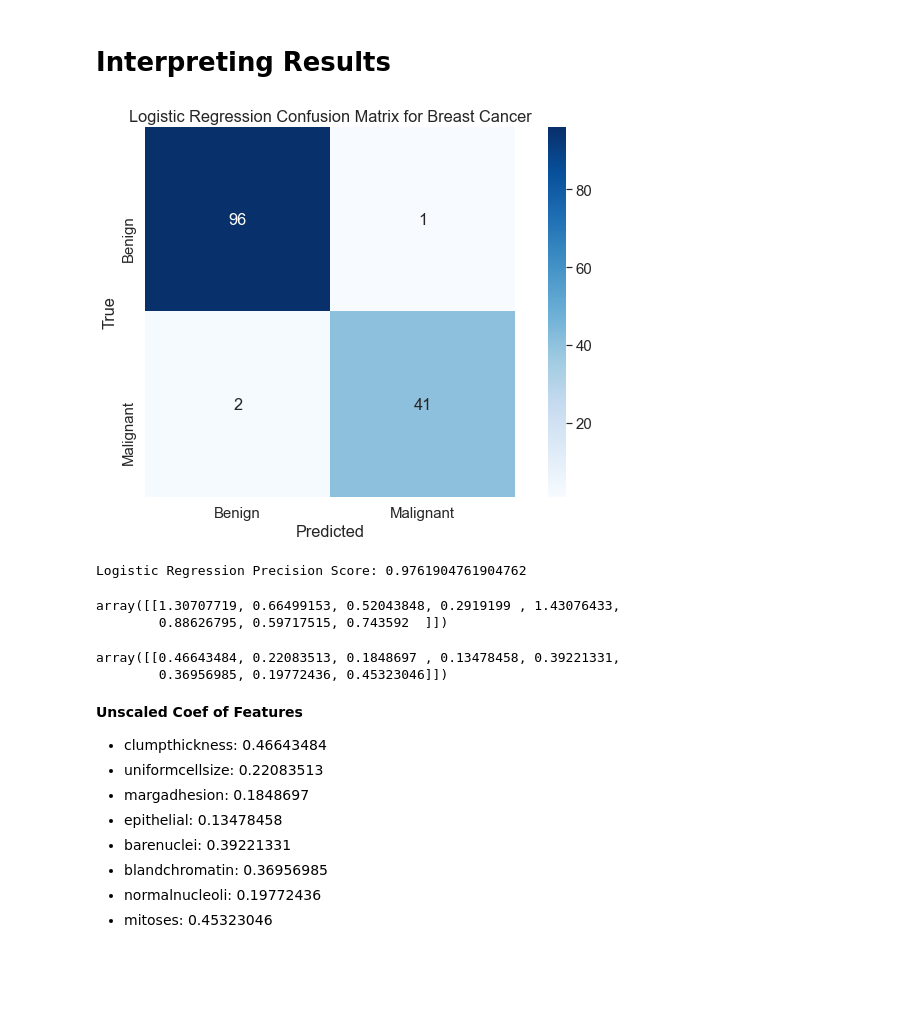
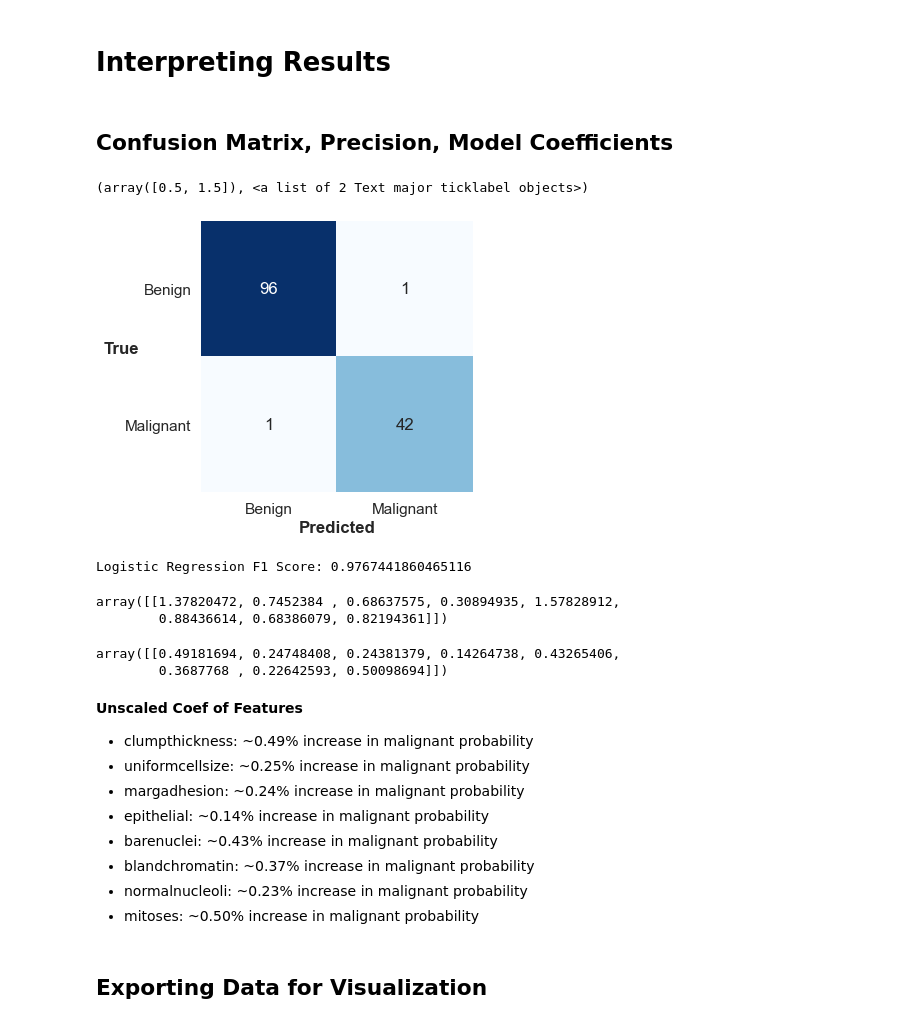
Before and after one commit to eunchanity/davids_repo, a Jupyter notebook: projects/project3_breastcancer/notebooks/project3_breastcancer.ipynb, the cells around one changed output. Saved outputs shown, nothing was run; the diff lists cells and outputs as text; code cells hidden in the pictures; blank space fills up the shorter version.

Commit message:
project3 visuals

```diff
--- a/projects/project3_breastcancer/notebooks/project3_breastcancer.ipynb
+++ b/projects/project3_breastcancer/notebooks/project3_breastcancer.ipynb
@@ -289,19 +318,21 @@ A value is trying to be set on a copy of a slice from a DataFrame
 See the caveats in the documentation: https://pandas.pydata.org/pandas-docs/stable/user_guide/indexing.html#returning-a-view-versus-a-copy
   self._update_inplace(new_data)
 # %%
-#fit scaled features to logistic regression
 from sklearn.preprocessing import StandardScaler
 from sklearn.linear_model import LogisticRegression
 
+#fit scaled features to logistic regression
 scaler = StandardScaler()
 X2_trainscaled = scaler.fit_transform(X2_train)
 X2_testscaled = scaler.transform(X2_test)
 
-logit = LogisticRegression()
+logit = LogisticRegression(solver="liblinear", class_weight={1: 2, 0: 1})
 logit.fit(X2_trainscaled, y2_train)
 y2_predict = logit.predict(X2_testscaled)
 # %% [markdown]
 # Interpreting Results
+# %% [markdown]
+## Confusion Matrix, Precision, Model Coefficients
 # %%
 #confusion matrix for logistic regression
 from sklearn.metrics import confusion_matrix
@@ -309,43 +340,55 @@ from sklearn.metrics import confusion_matrix
 logit_confusion = confusion_matrix(y2_test, y2_predict)
 # %%
 #print confusion matrix for logistic regression
-plt.figure(dpi=70, figsize = (12,7))
-sns.heatmap(logit_confusion, cmap=plt.cm.Blues, annot=True, square=True, fmt='d',
-           xticklabels=['Benign', 'Malignant'],
-           yticklabels=['Benign', 'Malignant']);
-plt.xlabel('Predicted')
-plt.ylabel('True')
-plt.title('Logistic Regression Confusion Matrix for Breast Cancer')
 sns.set(font_scale=1.4)
+plt.figure(figsize=(10, 5))
+sns.heatmap(logit_confusion,
+            cmap=plt.cm.Blues,
+            cbar=False,
+            annot=True,
+            square=True,
+            fmt='d',
+            xticklabels=['Benign', 'Malignant'],
+            yticklabels=['Benign', 'Malignant'])
+plt.xlabel('Predicted', weight='bold')
+plt.ylabel('True', rotation=0, weight='bold')
+plt.yticks(rotation=0)
+#plt.savefig('confusion_matrix.png', dpi=600)
 # %% [output]
+(array([0.5, 1.5]), <a list of 2 Text major ticklabel objects>)
-[figure, old version]
+[figure, new version]
 # %%
-#get precision, determined to be most important metric for this dataset
-logit_precision = precision_score(y2_test, y2_predict, average='binary', pos_label=1)
-print(f'Logistic Regression Precision Score: {logit_precision}')
+#get f1, determined to be most important metric for this dataset
+logit_f1 = f1_score(y2_test,
+                                  y2_predict,
+                                  average='binary',
+                                  pos_label=1)
+print(f'Logistic Regression F1 Score: {logit_f1}')
 # %% [output]
-Logistic Regression Precision Score: 0.9761904761904762
+Logistic Regression F1 Score: 0.9767441860465116
 # %%
 #scaled coef of features (X2)
 logit.coef_
 # %% [output]
-array([[1.30707719, 0.66499153, 0.52043848, 0.2919199 , 1.43076433,
-        0.88626795, 0.59717515, 0.743592  ]])
+array([[1.37820472, 0.7452384 , 0.68637575, 0.30894935, 1.57828912,
+        0.88436614, 0.68386079, 0.82194361]])
 # %%
 #unscaled coef of features
 unscaled_coef = np.true_divide(logit.coef_, scaler.scale_)
 unscaled_coef
 # %% [output]
-array([[0.46643484, 0.22083513, 0.1848697 , 0.13478458, 0.39221331,
-        0.36956985, 0.19772436, 0.45323046]])
+array([[0.49181694, 0.24748408, 0.24381379, 0.14264738, 0.43265406,
+        0.3687768 , 0.22642593, 0.50098694]])
 # %% [markdown]
 **Unscaled Coef of Features**
 
-* clumpthickness: 0.46643484
-* uniformcellsize: 0.22083513
-* margadhesion: 0.1848697
-* epithelial: 0.13478458
-* barenuclei: 0.39221331
-* blandchromatin: 0.36956985
-* normalnucleoli: 0.19772436
-* mitoses: 0.45323046
+* clumpthickness: ~0.49% increase in malignant probability
+* uniformcellsize: ~0.25% increase in malignant probability
+* margadhesion: ~0.24% increase in malignant probability
+* epithelial: ~0.14% increase in malignant probability
+* barenuclei: ~0.43% increase in malignant probability
+* blandchromatin: ~0.37% increase in malignant probability
+* normalnucleoli: ~0.23% increase in malignant probability
+* mitoses: ~0.50% increase in malignant probability
+# %% [markdown]
+## Exporting Data for Visualization
```
Also changed, not shown: parts of 21 cells of this notebook, 13 other files.
